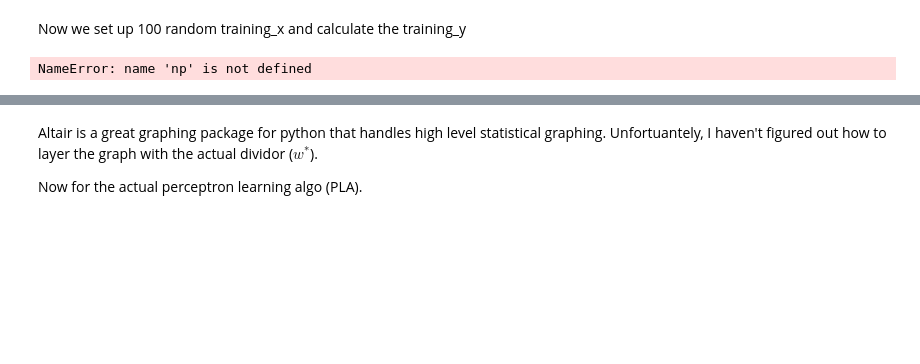
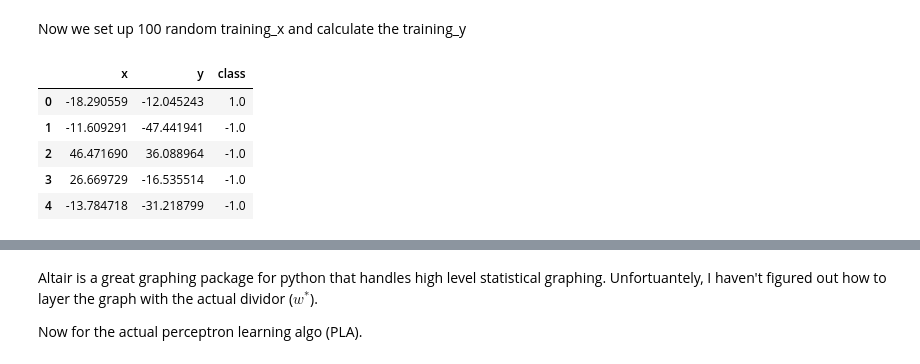
Before and after one commit to danjpark/python-ml101, a Jupyter notebook: 2d_perceptron.ipynb, the cells around one changed output, grey strips where cells are left out. Drawn from its saved outputs; the diff is of its cells as text; code cells hidden in the pictures; blank space fills up the shorter version.

```diff
--- a/2d_perceptron.ipynb
+++ b/2d_perceptron.ipynb
@@ -41,14 +55,19 @@ Now we set up 100 random training_x and calculate the training_y
 # %%
 training_x = np.matrix([[1,
                          (random.random() - 0.5) * 100,
                          (random.random() - 0.5) * 100]
-                        for i in range(training_number)]).T
+                        for i in range(NUMBER_OF_TRAINING)]).T
 training_y = np.sign(w_star.T * training_x)
 
 training_df = pd.DataFrame(np.column_stack((training_x[1:3].T, training_y.T)), columns=["x","y","class"])
 training_df.head()
 # %% [output]
-NameError: name 'np' is not defined
+|  | x | y | class |
+| 0 | -18.290559 | -12.045243 | 1.0 |
+| 1 | -11.609291 | -47.441941 | -1.0 |
+| 2 | 46.471690 | 36.088964 | -1.0 |
+| 3 | 26.669729 | -16.535514 | -1.0 |
+| 4 | -13.784718 | -31.218799 | -1.0 |
 # %%
 alt.Chart(training_df).mark_point().encode(
     x='x',
```
Also changed, not shown: parts of 4 cells of this notebook, 1 other file.
